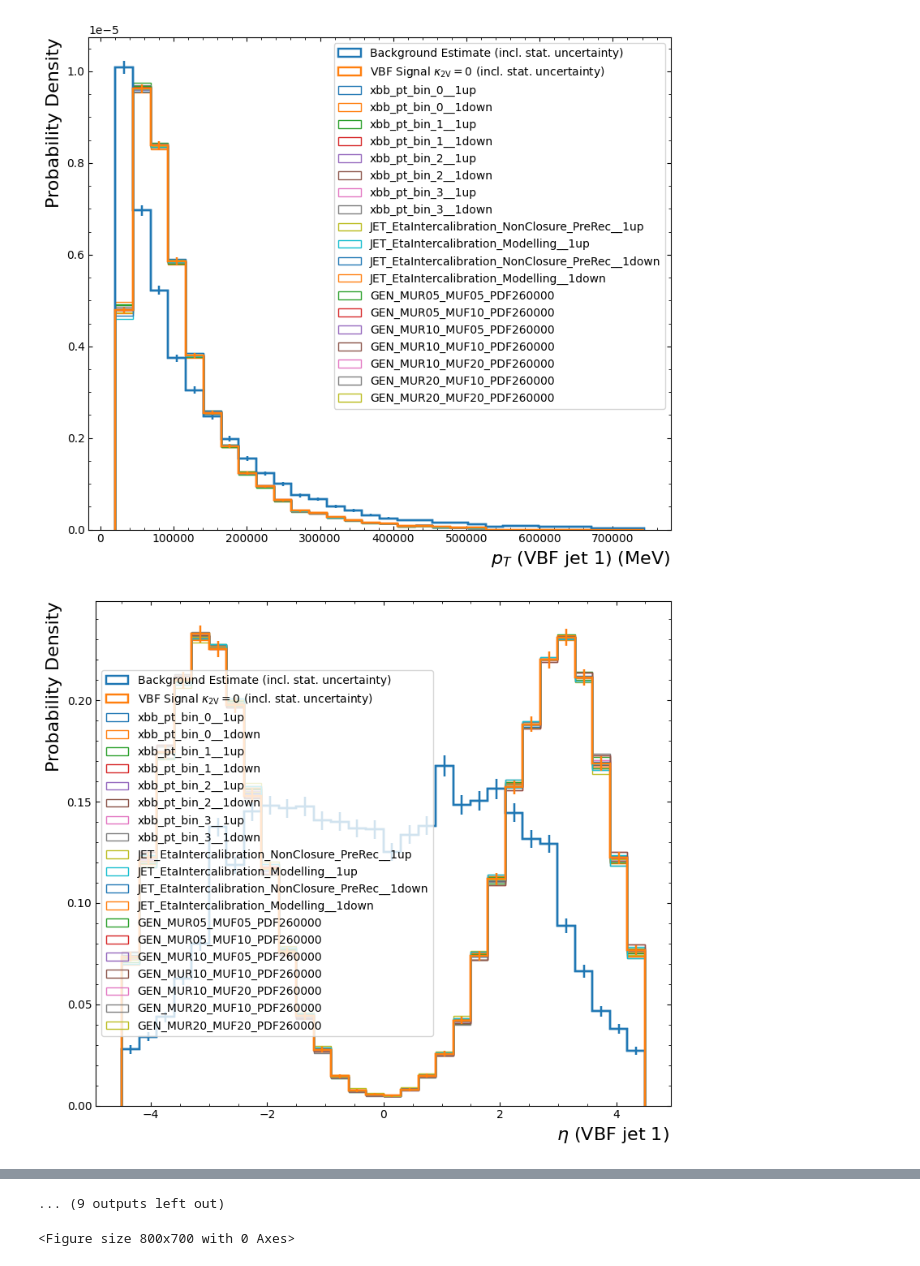
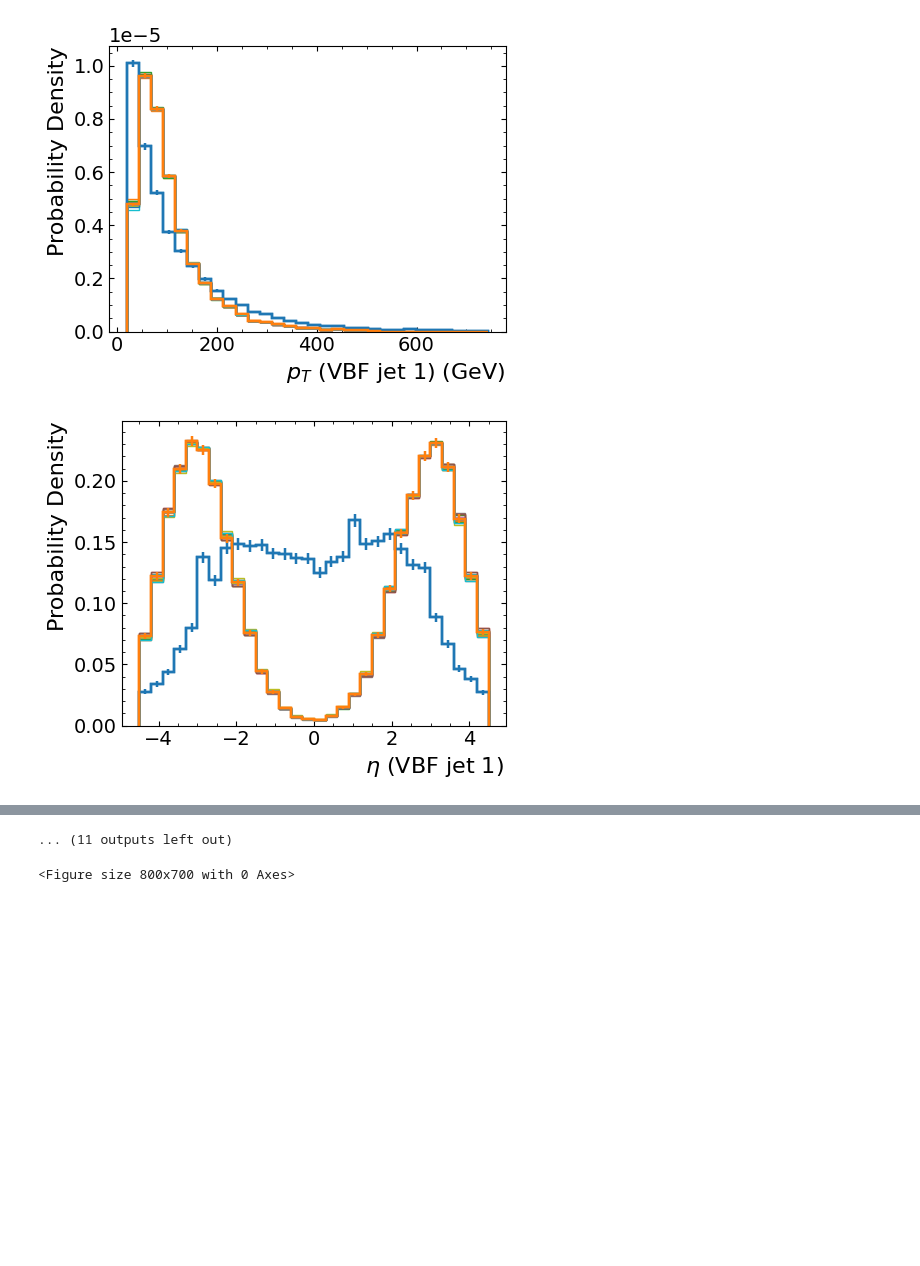
Before and after one commit to fred-renner/tomatos, a Jupyter notebook: tomatos/input_plots.ipynb, the cells around one changed output, grey strips where cells are left out. Saved outputs shown, nothing was run; the diff lists cells and outputs as text; code cells hidden in the pictures; blank space fills up the shorter version.

```diff
--- a/tomatos/input_plots.ipynb
+++ b/tomatos/input_plots.ipynb
@@ -39,6 +39,7 @@ import numpy as np
 import matplotlib.pyplot as plt
 import scipy.stats
 
+plt.rcParams.update({"font.size": 14})
 
 run2_file = (
     "/lustre/fs22/group/atlas/freder/hh/run/dump/tomatos_vars_no_vbf_cut/dump-run2.h5"
@@ -68,8 +69,8 @@ vars = [
     "phi_hh",
     "m_hh",
     "lead_xbb_score",
-    # "m_jj",
-    # "eta_jj",
+    "m_jj",
+    "eta_jj",
 ]
 systematics = [
     "NOSYS",
@@ -144,7 +145,7 @@ with h5py.File(signal_file, "r") as f:
     with h5py.File(run2_file, "r") as run2:
         for v in vars:
             bins = 30
-            fig = plt.figure(figsize=(8, 7))
+            fig = plt.figure(figsize=(5, 4))
 
             ########################## bkg hist ###################
 
@@ -295,55 +296,74 @@ with h5py.File(signal_file, "r") as f:
                     kin_object = "Higgs candidate 2"
                 if v_list[1] == "hh":
                     kin_object = "Higgs Pair"
+                if v_list[1] == "jj":
+                    kin_object = "VBF jet system"
 
                 if "pt" in v:
                     variable_ = rf"$p_T$"
-                    suffix = "(MeV)"
+                    suffix = "(GeV)"
                 if "E" in v:
                     variable_ = rf"$E$"
-                    suffix = "(MeV)"
+                    suffix = "(GeV)"
                 if "m" in v:
                     variable_ = rf"$m$"
-                    suffix = "(MeV)"
+                    suffix = "(GeV)"
                 if "phi" in v:
                     variable_ = rf"$\phi$"
                     suffix = ""
                 if "eta" in v:
                     variable_ = rf"$\eta$"
+                    suffix = ""
+                if "m_jj" in v:
+                    variable_ = r"$m_{jj}$ (MeV)"
+                    suffix = ""
+                if "eta_jj" in v:
+                    variable_ = r"$|\Delta\eta(j,j)|$"
                     suffix = ""
 
                 return variable_ + " (" + kin_object + ") " + suffix
 
             plt.xlabel(
                 get_label(v),
                 loc="right",
                 # labelpad=0.9,
                 fontsize=16,
             )
             plt.ylabel(
                 "Probability Density",
                 fontsize=16,
                 loc="top",
             )
             plt.xticks(minor=True)
             plt.yticks()
             plt.minorticks_on()
             ax = plt.gca()
+
+            if "GeV" in ax.get_xlabel():
+                from matplotlib.ticker import FuncFormatter
+                # Function to rescale the x-ticks
+                def rescale_ticks(value, tick_number):
+                    return f'{int(value * 1e-3)}'
+
+                # Apply the formatter to the x-axis
+                ax.xaxis.set_major_formatter(FuncFormatter(rescale_ticks))
+
             ax.xaxis.set_ticks_position("both")
             ax.yaxis.set_ticks_position("both")
             ax.tick_params(axis="both", which="both", direction="in")  # Ticks inside
-            plt.gca().get_xaxis().get_offset_text().set_position((1.07, 0))
-            plt.legend(labels)
+            plt.gca().get_xaxis().get_offset_text().set_position((1.12, 0))
+
+            # plt.legend(labels, fontsize=5)
 
             plt.tight_layout()
 
             plt.savefig(
-                # f"/lustre/fs22/group/atlas/freder/hh/run/plots/tomatos_inputs/{var}.pdf"
-                f"/lustre/fs22/group/atlas/freder/hh/run/plots/tomatos_inputs/with_legend/{var}.pdf"
+                f"/lustre/fs22/group/atlas/freder/hh/run/plots/tomatos_inputs/{var}.pdf"
+                # f"/lustre/fs22/group/atlas/freder/hh/run/plots/tomatos_inputs/with_legend/{var}.pdf"
             )
 
             plt.show()
             plt.close()
 # %% [output]
-[figure, old version]
+[figure, new version]
-[figure, old version]
+[figure, new version]
@@ -360,4 +380,4 @@ with h5py.File(signal_file, "r") as f:
-... (9 outputs left out)
+... (11 outputs left out)
 # %%
 # make blank
 
```
Also changed, not shown: parts of 2 cells of this notebook, 7 other files.
